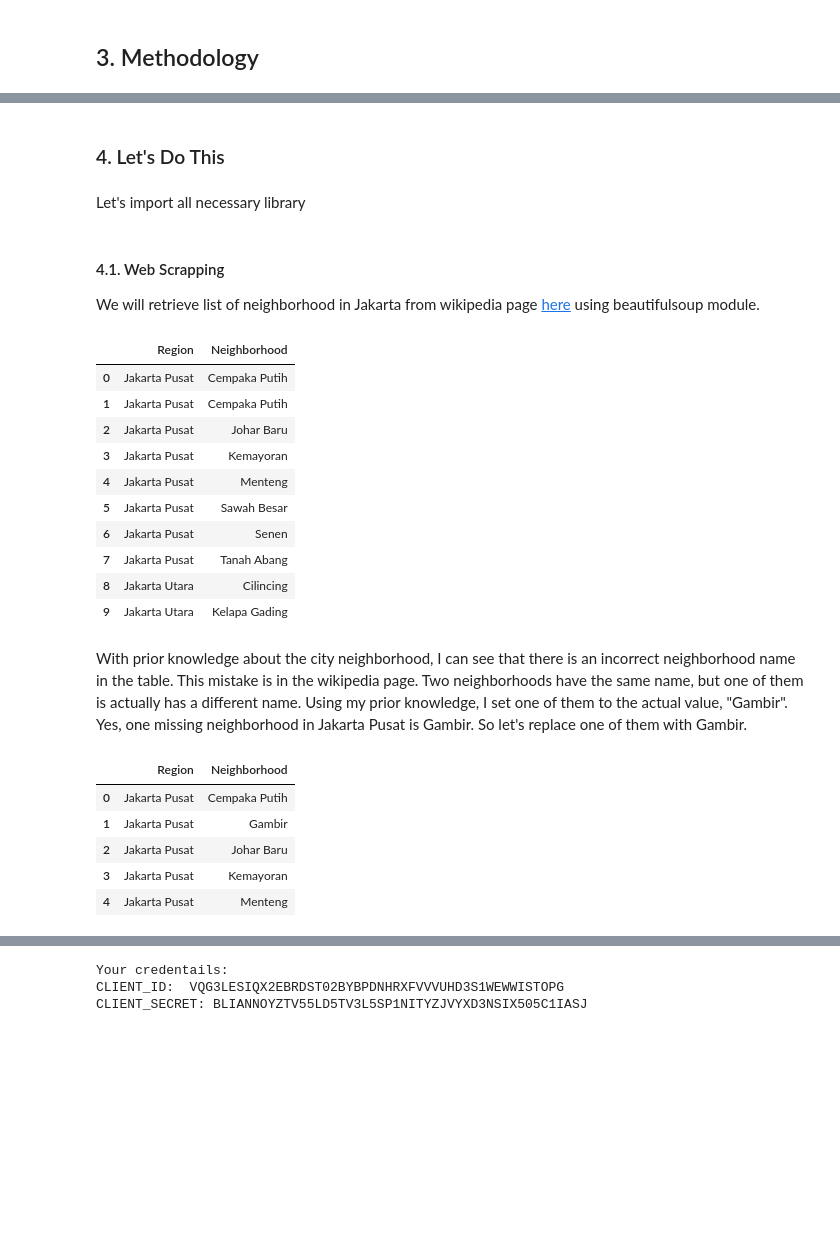
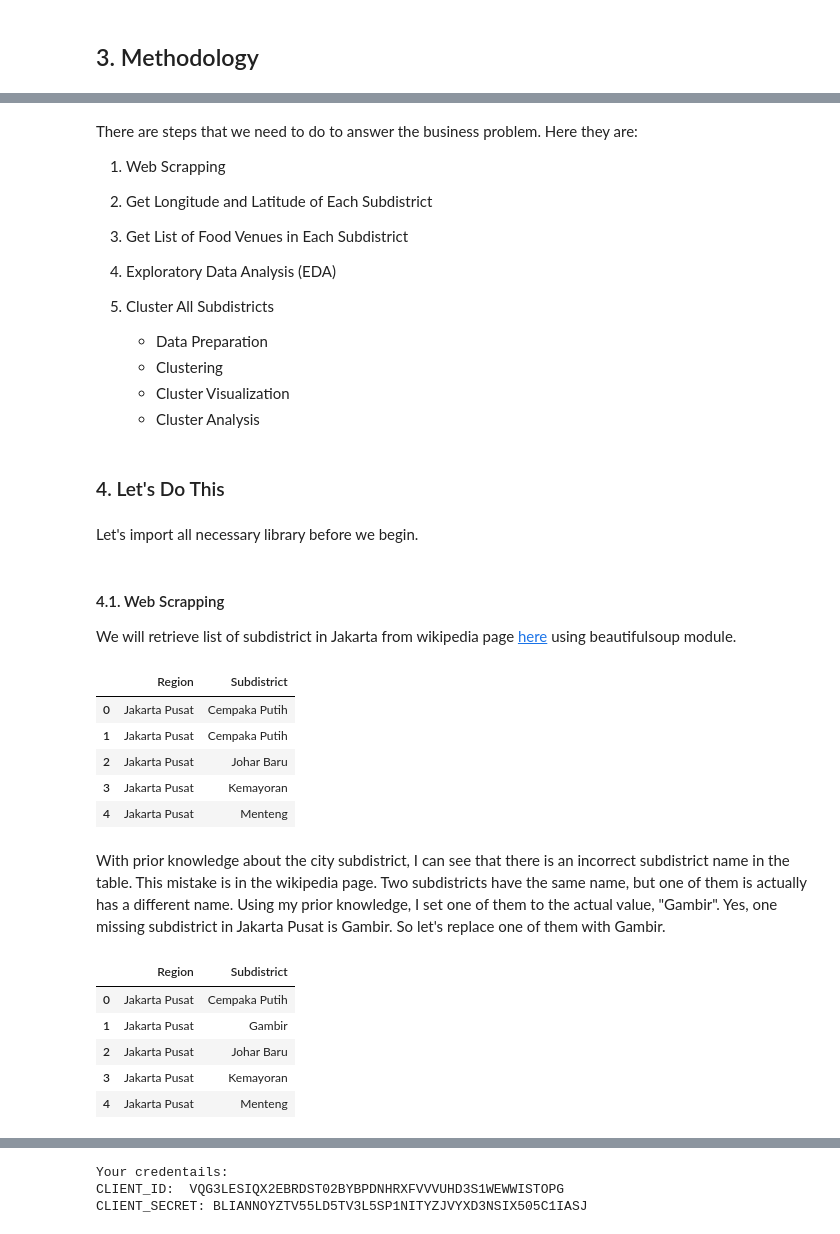
Before and after one commit to vickyysiahaan/FnB_Business_Opportunity_Seeker, a Jupyter notebook: FnB Business Seeker.ipynb, the cells around one changed output, grey strips where cells are left out. Saved outputs shown, nothing was run; the diff lists cells and outputs as text; code cells hidden in the pictures; blank space fills up the shorter version.

```diff
--- a/FnB Business Seeker.ipynb
+++ b/FnB Business Seeker.ipynb
@@ -61,7 +56,19 @@ There are steps that we need to do to answer the business problem. Here they are
+# %% [markdown]
+There are steps that we need to do to answer the business problem. Here they are:
+1. Web Scrapping
+2. Get Longitude and Latitude of Each Subdistrict
+3. Get List of Food Venues in Each Subdistrict
+4. Exploratory Data Analysis (EDA)
+5. Cluster All Subdistricts
+
+    + Data Preparation
+    + Clustering
+    + Cluster Visualization
+    + Cluster Analysis
 # %% [markdown]
 ### 4. Let's Do This
 # %% [markdown]
-Let's import all necessary library
+Let's import all necessary library before we begin.
 # %%
 # Basic Library
 import pandas as pd
@@ -86,49 +93,44 @@ from sklearn.cluster import k_means
 # %% [markdown]
 #### 4.1. Web Scrapping
 
-We will retrieve list of neighborhood in Jakarta from wikipedia page <a href="https://id.wikipedia.org/wiki/Daftar_kecamatan_dan_kelurahan_di_Daerah_Khusus_Ibukota_Jakarta">here</a> using beautifulsoup module.
+We will retrieve list of subdistrict in Jakarta from wikipedia page <a href="https://id.wikipedia.org/wiki/Daftar_kecamatan_dan_kelurahan_di_Daerah_Khusus_Ibukota_Jakarta">here</a> using beautifulsoup module.
 # %%
 # URL of the wikipedia page
 url = "https://id.wikipedia.org/wiki/Daftar_kecamatan_dan_kelurahan_di_Daerah_Khusus_Ibukota_Jakarta"
 source = requests.get(url).text
 
 # Create beautiful soup object
 soup = BeautifulSoup(source, 'lxml')
 
 # Find table that contains the neighborhoods data in the page
 tables = soup.findAll("table", {"class": "wikitable sortable"})
 jakarta_regions = ["Jakarta Pusat", "Jakarta Utara", "Jakarta Timur", "Jakarta Selatan", "Jakarta Barat"]
 
-neighborhood_df = pd.DataFrame({"Region":[], "Neighborhood":[]})
+subdistrict_df = pd.DataFrame({"Region":[], "Subdistrict":[]})
 for i,table in enumerate(tables[1:-1]):
     body = table.find('tbody')
     region = jakarta_regions[i]
     for row in body.find_all('tr')[1:-1]:
         items = row.find_all('td')
-        neighborhood_name = items[1].a.text
-        new_row = {"Region":region, "Neighborhood":neighborhood_name}
-        neighborhood_df = neighborhood_df.append(new_row, ignore_index=True)
+        subdistrict_name = items[1].a.text
+        new_row = {"Region":region, "Subdistrict":subdistrict_name}
+        subdistrict_df = subdistrict_df.append(new_row, ignore_index=True)
 
-neighborhood_df.head(10)
+subdistrict_df.head(5)
 # %% [output]
-|  | Region | Neighborhood |
+|  | Region | Subdistrict |
 | 0 | Jakarta Pusat | Cempaka Putih |
 | 1 | Jakarta Pusat | Cempaka Putih |
 | 2 | Jakarta Pusat | Johar Baru |
 | 3 | Jakarta Pusat | Kemayoran |
 | 4 | Jakarta Pusat | Menteng |
-| 5 | Jakarta Pusat | Sawah Besar |
-| 6 | Jakarta Pusat | Senen |
-| 7 | Jakarta Pusat | Tanah Abang |
-| 8 | Jakarta Utara | Cilincing |
-| 9 | Jakarta Utara | Kelapa Gading |
 # %% [markdown]
-With prior knowledge about the city neighborhood, I can see that there is an incorrect neighborhood name in the table. This mistake is in the wikipedia page. Two neighborhoods have the same name, but one of them is actually has a different name. Using my prior knowledge, I set one of them to the actual value, "Gambir". Yes, one missing neighborhood in Jakarta Pusat is Gambir. So let's replace one of them with Gambir.
+With prior knowledge about the city subdistrict, I can see that there is an incorrect subdistrict name in the table. This mistake is in the wikipedia page. Two subdistricts have the same name, but one of them is actually has a different name. Using my prior knowledge, I set one of them to the actual value, "Gambir". Yes, one missing subdistrict in Jakarta Pusat is Gambir. So let's replace one of them with Gambir.
 # %%
-neighborhood_df.iat[1,1] = "Gambir"
-neighborhood_df.head()
+subdistrict_df.iat[1,1] = "Gambir"
+subdistrict_df.head()
 # %% [output]
-|  | Region | Neighborhood |
+|  | Region | Subdistrict |
 | 0 | Jakarta Pusat | Cempaka Putih |
 | 1 | Jakarta Pusat | Gambir |
 | 2 | Jakarta Pusat | Johar Baru |
```
Also changed, not shown: parts of 34 cells of this notebook.
